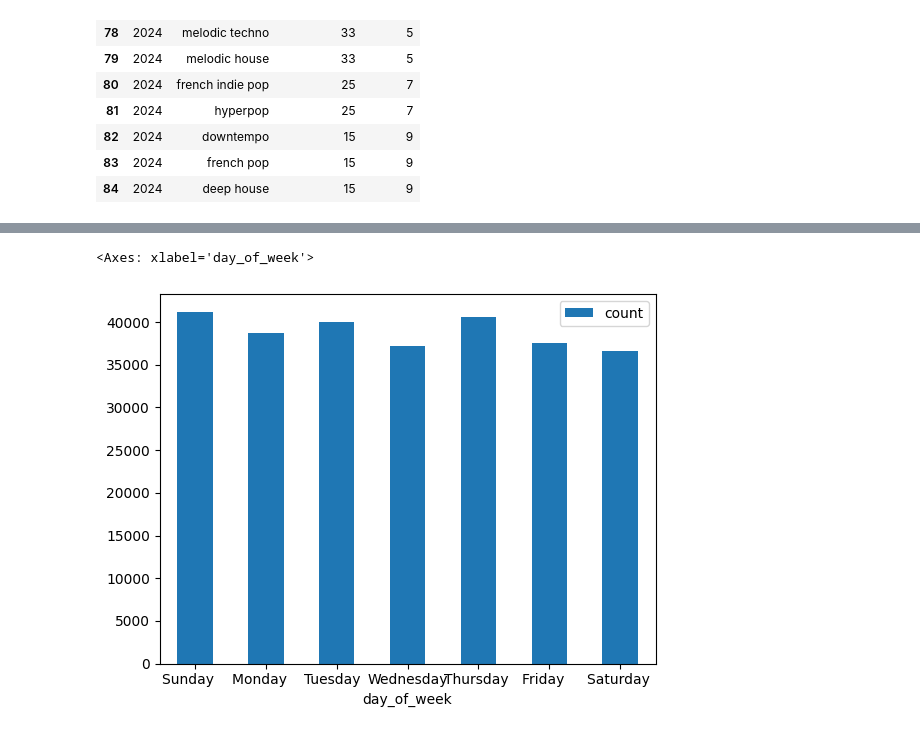
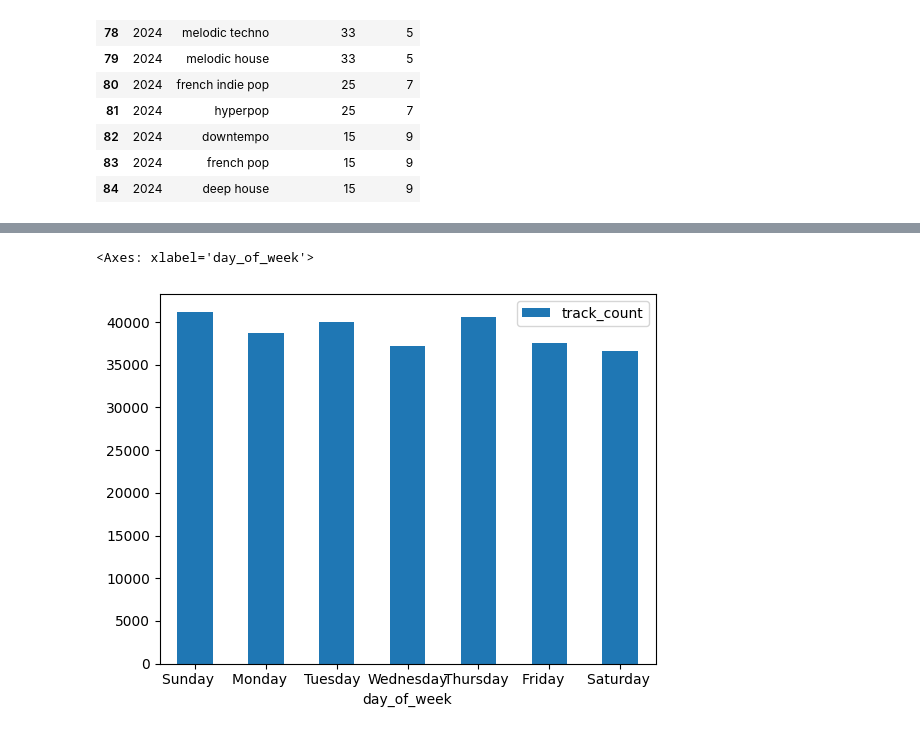
Before and after one commit to terryjbates/Spotify_Streaming_Data_Analysis, a Jupyter notebook: notebooks/Spotify_Streaming_Analysis.ipynb, the cells around one changed output, grey strips where cells are left out. Saved outputs shown, nothing was run; the diff lists cells and outputs as text; code cells hidden in the pictures.

Commit message:
Complete days with most time spent listening

```diff
--- a/notebooks/Spotify_Streaming_Analysis.ipynb
+++ b/notebooks/Spotify_Streaming_Analysis.ipynb
@@ -2830,5 +2834,5 @@ weekdays_of_listening_df
 # %%
-weekdays_of_listening_df.plot.bar(x='day_of_week', y='count', rot=0)
+weekdays_of_listening_df.plot.bar(x='day_of_week', y='track_count', rot=0)
 # %% [output]
 <Axes: xlabel='day_of_week'>
-[figure, old version]
+[figure, new version]
```
Also changed, not shown: parts of 6 cells of this notebook, 2 other files.
